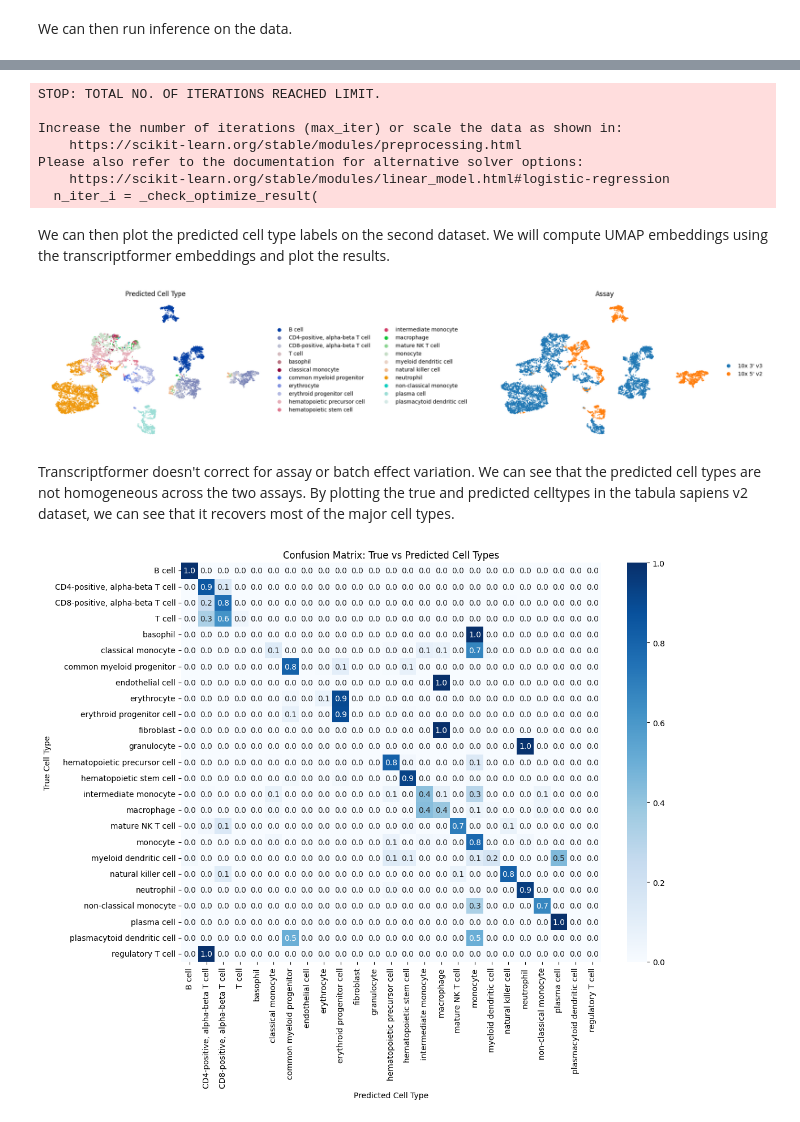
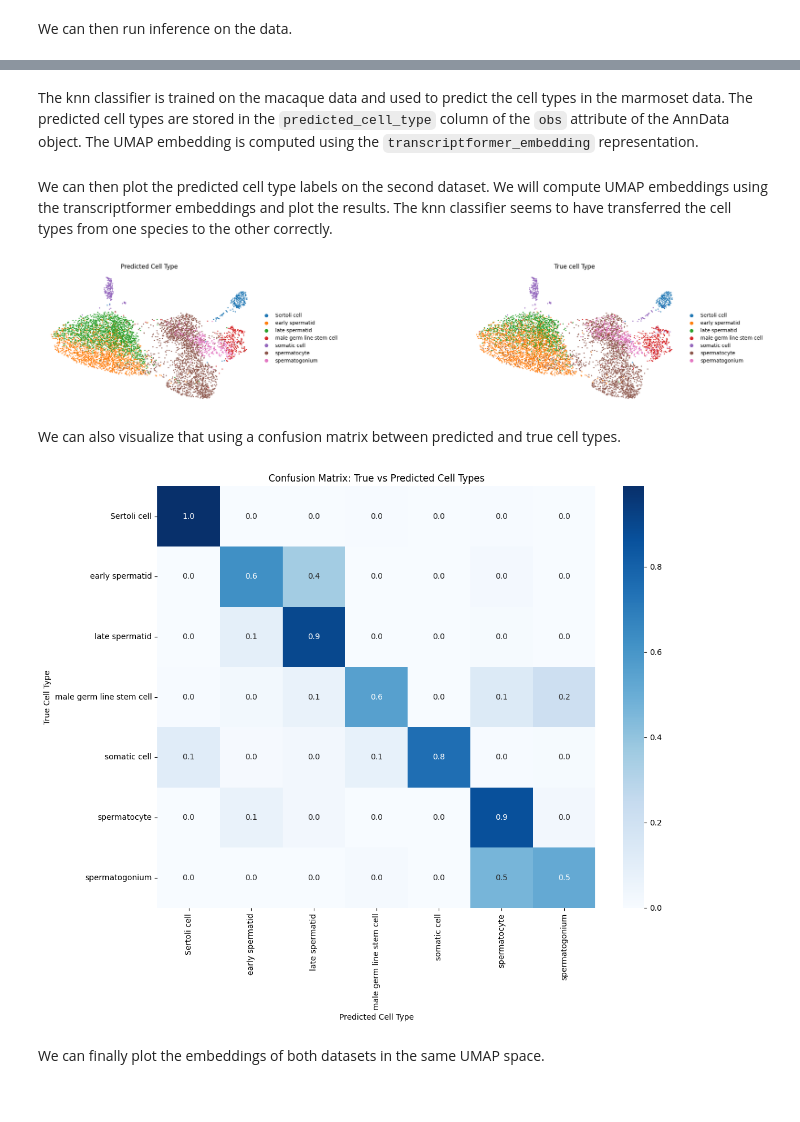
Before and after one commit to czi-ai/transcriptformer, a Jupyter notebook: notebooks/celltype-classification-across-species.ipynb, the cells around one changed output, grey strips where cells are left out. Saved outputs shown, nothing was run; the diff lists cells and outputs as text; code cells hidden in the pictures.

```diff
--- a/notebooks/celltype-classification-across-species.ipynb
+++ b/notebooks/celltype-classification-across-species.ipynb
@@ -41,22 +50,27 @@ download_all_embeddings()
 # %%
-adata = bgee_testis_evolution(organism="rhesus_macaque")
+# download the data
+adata = bgee_testis_evolution(organism="macaque")
+
+# Load the inference config
 cfg = OmegaConf.load("./../conf/inference_config.yaml")
 logging.debug(OmegaConf.to_yaml(cfg))
 
+# Change the checkpoint path to the model variatn of interest, here tf_exemplar
 cfg.model.checkpoint_path = "./checkpoints/tf_exemplar"
 
+# Load the model specific configs
 config_path = os.path.join(cfg.model.checkpoint_path, "config.json")
 with open(config_path) as f:
     config_dict = json.load(f)
-mlflow_cfg = OmegaConf.create(config_dict)
+model_cfg = OmegaConf.create(config_dict)
 
-# Merge the MLflow config with the main config
-cfg = OmegaConf.merge(mlflow_cfg, cfg)
+# Merge the model-specific configs with the inference config
+cfg = OmegaConf.merge(model_cfg, cfg)
 
 # Set the checkpoint paths based on the unified checkpoint_path
 cfg.model.inference_config.load_checkpoint = os.path.join(cfg.model.checkpoint_path, "model_weights.pt")
 cfg.model.data_config.aux_vocab_path = os.path.join(cfg.model.checkpoint_path, "vocabs")
 cfg.model.data_config.esm2_mappings_path = os.path.join(cfg.model.checkpoint_path, "vocabs")
+
+# Change the precomputed ESM2 embeddings path
+cfg.model.inference_config.pretrained_embedding = "/flow/.cache/transcriptformer/all_embeddings/macaca_mulatta_gene.h5"
-# %%
-cfg.model.data_config.esm2_mappings_path = "/flow/.cache/transcriptformer/all_embeddings"
-cfg.model.data_config.esm2_mappings = ["macaca_mulatta_gene.h5"]
@@ -114,0 +94,4 @@ LOCAL_RANK: 0 - CUDA_VISIBLE_DEVICES: [0]
+# %%
+adata_map = bgee_testis_evolution(organism="marmoset")
+cfg.model.inference_config.pretrained_embedding = "/flow/.cache/transcriptformer/all_embeddings/callithrix_jacchus_gene.h5"
+adata_map_output = run_inference(cfg, data_files=[adata_map])
@@ -117,14 +108,8 @@ Next, we can train a classifier to predict the cell type labels. We will train t
 # %%
-import pandas as pd
-import numpy as np
-
-from sklearn.pipeline import Pipeline
-from sklearn.preprocessing import StandardScaler
-from sklearn.linear_model import LogisticRegression
 pipeline = Pipeline(
                 [
                     ("scaler", StandardScaler()),
-                    ("lr", LogisticRegression()),
+                    ("lr", KNeighborsClassifier()),
                 ]
             )
 
@@ -132,11 +117,5 @@ embeddings, labels = adata_output.obsm["embeddings"], adata_output.obs["cell_typ
 embeddings_map = adata_map_output.obsm["embeddings"]
 pipeline.fit(embeddings, labels)
 classes = pipeline.predict(embeddings_map)
-# %% [output]
-STOP: TOTAL NO. OF ITERATIONS REACHED LIMIT.
-
-Increase the number of iterations (max_iter) or scale the data as shown in:
-    https://scikit-learn.org/stable/modules/preprocessing.html
-Please also refer to the documentation for alternative solver options:
-    https://scikit-learn.org/stable/modules/linear_model.html#logistic-regression
-  n_iter_i = _check_optimize_result(
+# %% [markdown]
+The knn classifier is trained on the macaque data and used to predict the cell types in the marmoset data. The predicted cell types are stored in the `predicted_cell_type` column of the `obs` attribute of the AnnData object. The UMAP embedding is computed using the `transcriptformer_embedding` representation.
@@ -143,2 +128,3 @@ Please also refer to the documentation for alternative solver options:
 # %% [markdown]
 We can then plot the predicted cell type labels on the second dataset. We will compute UMAP embeddings using the transcriptformer embeddings and plot the results.
+The knn classifier seems to have transferred the cell types from one species to the other correctly.
@@ -151,17 +131,16 @@ sc.tl.umap(adata_map)
 # %%
 sc.pl.umap(
     adata_map,
-    color=['predicted_cell_type', "assay"],
+    color=['predicted_cell_type', "cell_type"],
     ncols=2,
     frameon=False,
     wspace=0.8,  # Add space between plots
-    title=['Predicted Cell Type', 'Assay'],  # Add descriptive titles
+    title=['Predicted Cell Type', 'True cell Type'],  # Add descriptive titles
 )
 # %% [output]
-[figure, old version]
+[figure, new version]
-# %% [markdown]
-Transcriptformer doesn't correct for assay or batch effect variation. We can see that the predicted cell types are not homogeneous across the two assays.
-By plotting the true and predicted celltypes in the tabula sapiens v2 dataset, we can see that it recovers most of the major cell types.
+# %% [markdown]
+We can also visualize that using a confusion matrix between predicted and true cell types.
 # %%
 true_labels = adata_map.obs['cell_type']
 pred_labels = adata_map.obs['predicted_cell_type']
@@ -187,4 +166,6 @@ plt.yticks(rotation=0)
 plt.tight_layout()
 plt.show()
 # %% [output]
-[figure, old version]
+[figure, new version]
+# %% [markdown]
+We can finally plot the embeddings of both datasets in the same UMAP space.
```
Also changed, not shown: parts of 21 cells of this notebook, 2 other files.
